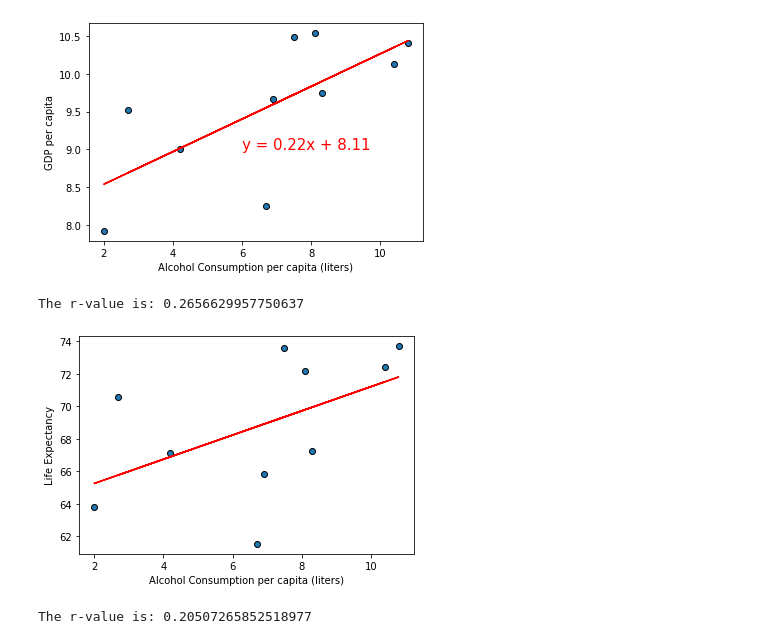
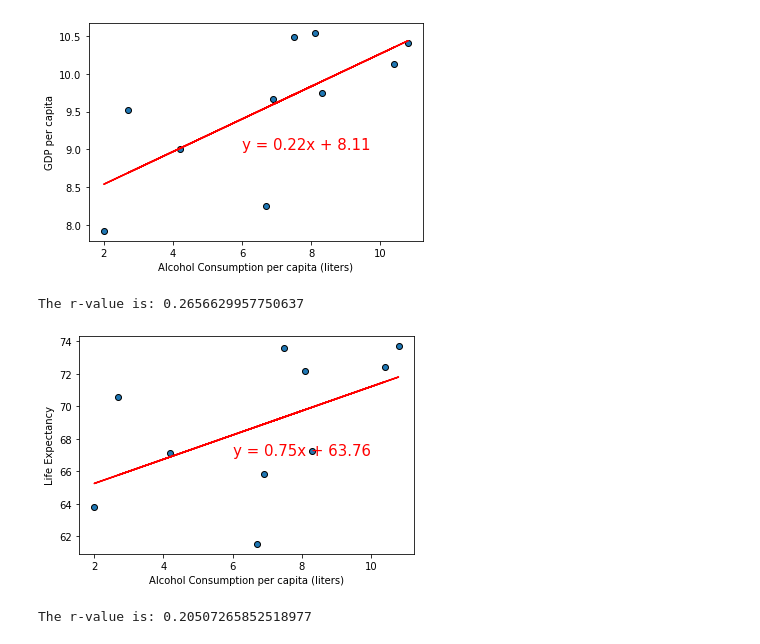
Before and after one commit to reccleston/data-analysis-project-1, a Jupyter notebook: nadia/project_work_2021.ipynb, the cells around one changed output. Cells and saved outputs as stored; diff of their text form; code cells hidden in the pictures.

```diff
--- a/nadia/project_work_2021.ipynb
+++ b/nadia/project_work_2021.ipynb
@@ -215,10 +216,10 @@ The r-value is: 0.4892647885189892
 # %%
 x_values=tourism_industry_data['Alcohol Consumption Per Capita (Liters)']
 y_values=tourism_industry_data['Life Expectancy']
-plot_linear_regression(x_values,y_values,'Life Expectancy',(6,60))
+plot_linear_regression(x_values,y_values,'Life Expectancy',(6,67))
 # %% [output]
 The r-value is: 0.2656629957750637
-[figure, old version]
+[figure, new version]
 # %%
 x_values=gdp_and_life_expectancy_df['Alcohol Consumption Per Capita (Liters)']
 y_values=gdp_and_life_expectancy_df['GDP per capita']
```
Also changed, not shown: parts of 5 cells of this notebook, 1 other file.
